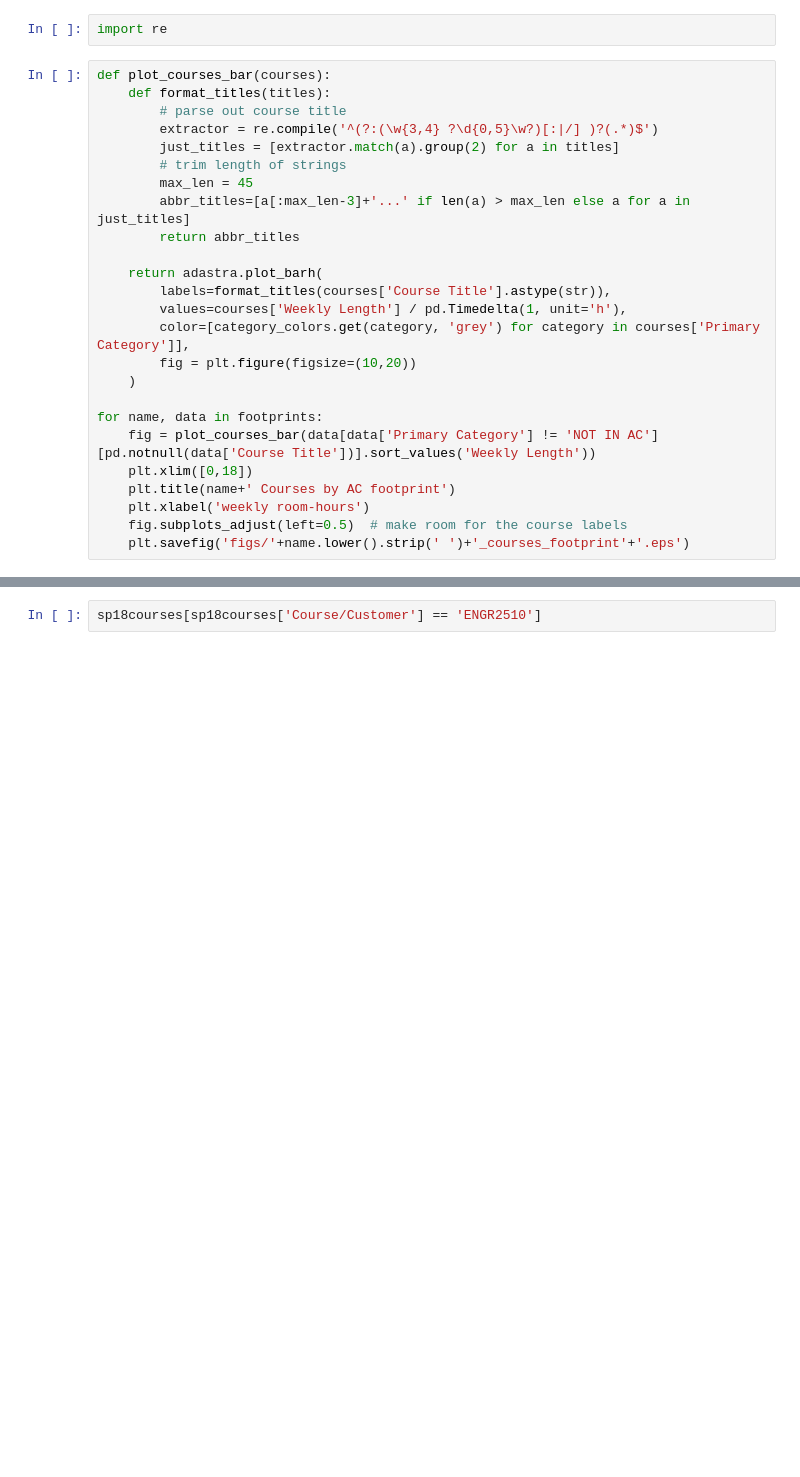
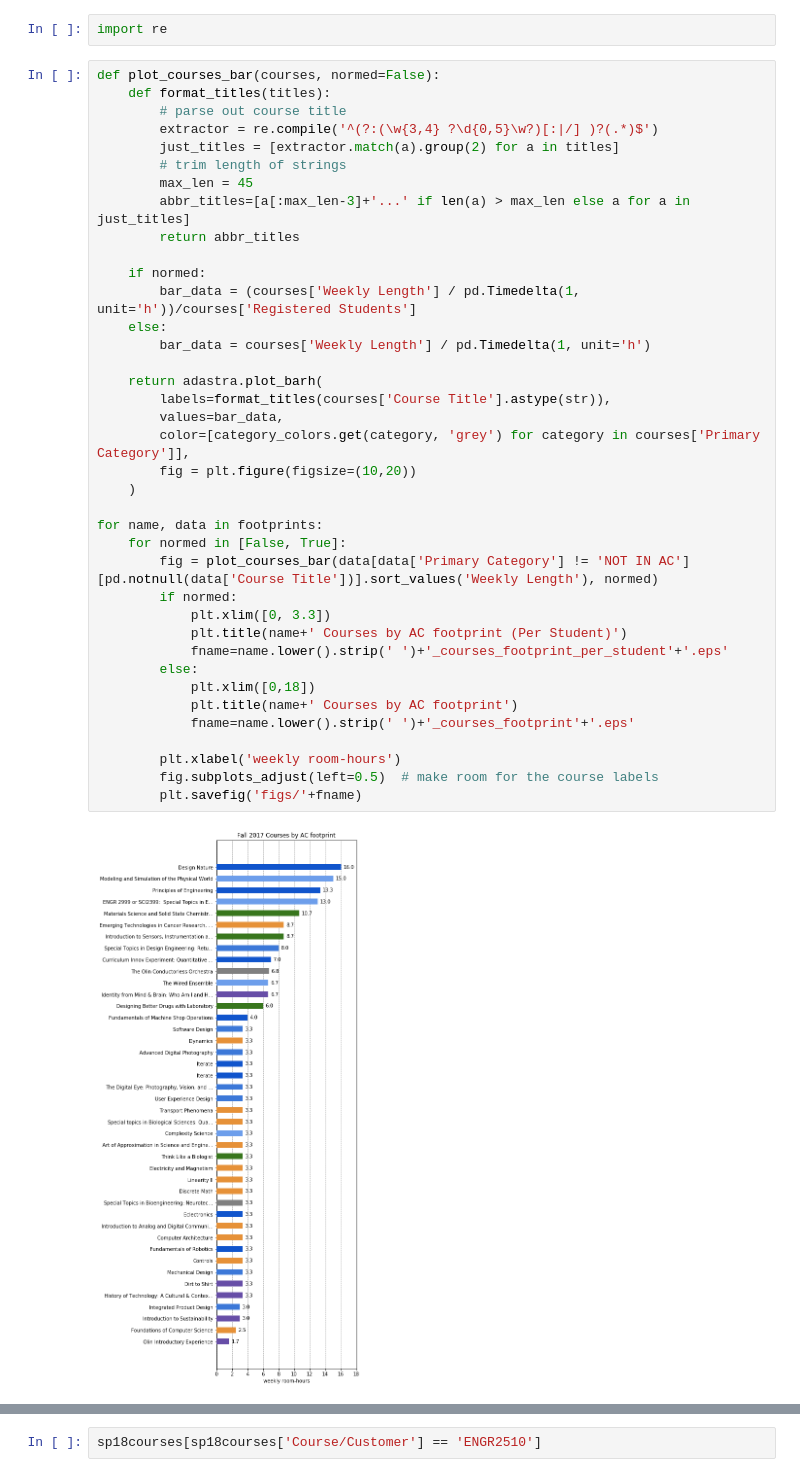
Before and after one commit to newsch/acreboot, a Jupyter notebook: ad-astra.ipynb, the cells around one changed output, grey strips where cells are left out. Saved outputs shown, nothing was run; the diff lists cells and outputs as text; blank space fills up the shorter version.

```diff
--- a/ad-astra.ipynb
+++ b/ad-astra.ipynb
@@ -136,27 +240,42 @@ for name, data in footprints:
 # %%
 import re
 # %%
-def plot_courses_bar(courses):
+def plot_courses_bar(courses, normed=False):
     def format_titles(titles):
         # parse out course title
         extractor = re.compile('^(?:(\w{3,4} ?\d{0,5}\w?)[:|/] )?(.*)$')
         just_titles = [extractor.match(a).group(2) for a in titles]
         # trim length of strings
         max_len = 45
         abbr_titles=[a[:max_len-3]+'...' if len(a) > max_len else a for a in just_titles]
         return abbr_titles
 
+    if normed:
+        bar_data = (courses['Weekly Length'] / pd.Timedelta(1, unit='h'))/courses['Registered Students']
+    else:
+        bar_data = courses['Weekly Length'] / pd.Timedelta(1, unit='h')
+
     return adastra.plot_barh(
         labels=format_titles(courses['Course Title'].astype(str)),
-        values=courses['Weekly Length'] / pd.Timedelta(1, unit='h'),
+        values=bar_data,
         color=[category_colors.get(category, 'grey') for category in courses['Primary Category']],
         fig = plt.figure(figsize=(10,20))
     )
 
 for name, data in footprints:
-    fig = plot_courses_bar(data[data['Primary Category'] != 'NOT IN AC'][pd.notnull(data['Course Title'])].sort_values('Weekly Length'))
-    plt.xlim([0,18])
-    plt.title(name+' Courses by AC footprint')
-    plt.xlabel('weekly room-hours')
-    fig.subplots_adjust(left=0.5)  # make room for the course labels
-    plt.savefig('figs/'+name.lower().strip(' ')+'_courses_footprint'+'.eps')
+    for normed in [False, True]:
+        fig = plot_courses_bar(data[data['Primary Category'] != 'NOT IN AC'][pd.notnull(data['Course Title'])].sort_values('Weekly Length'), normed)
+        if normed:
+            plt.xlim([0, 3.3])
+            plt.title(name+' Courses by AC footprint (Per Student)')
+            fname=name.lower().strip(' ')+'_courses_footprint_per_student'+'.eps'
+        else:
+            plt.xlim([0,18])
+            plt.title(name+' Courses by AC footprint')
+            fname=name.lower().strip(' ')+'_courses_footprint'+'.eps'
+
+        plt.xlabel('weekly room-hours')
+        fig.subplots_adjust(left=0.5)  # make room for the course labels
+        plt.savefig('figs/'+fname)
+# %% [output]
+[figure, added]
```
Also changed, not shown: parts of 17 cells of this notebook, 1 other file.
